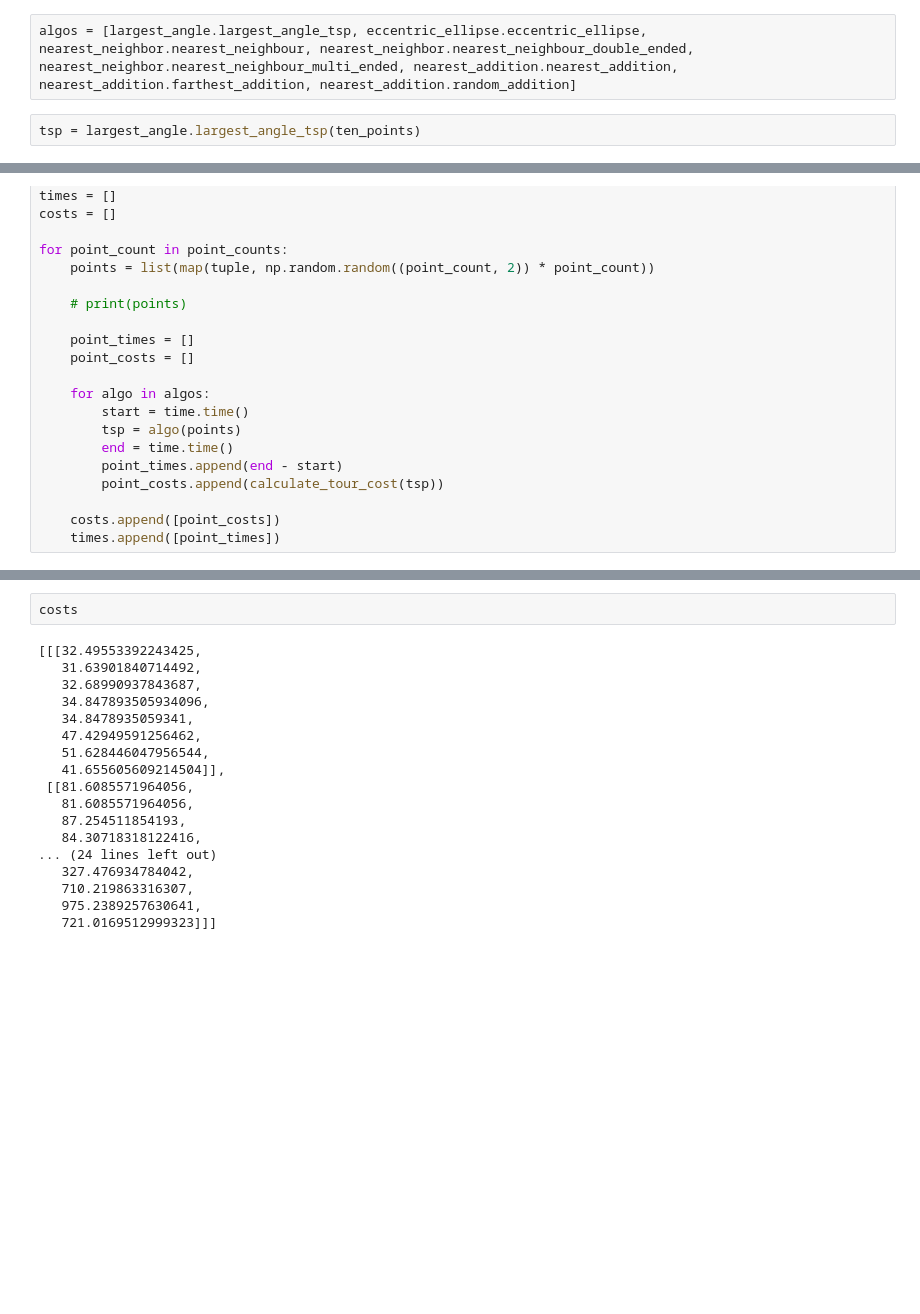
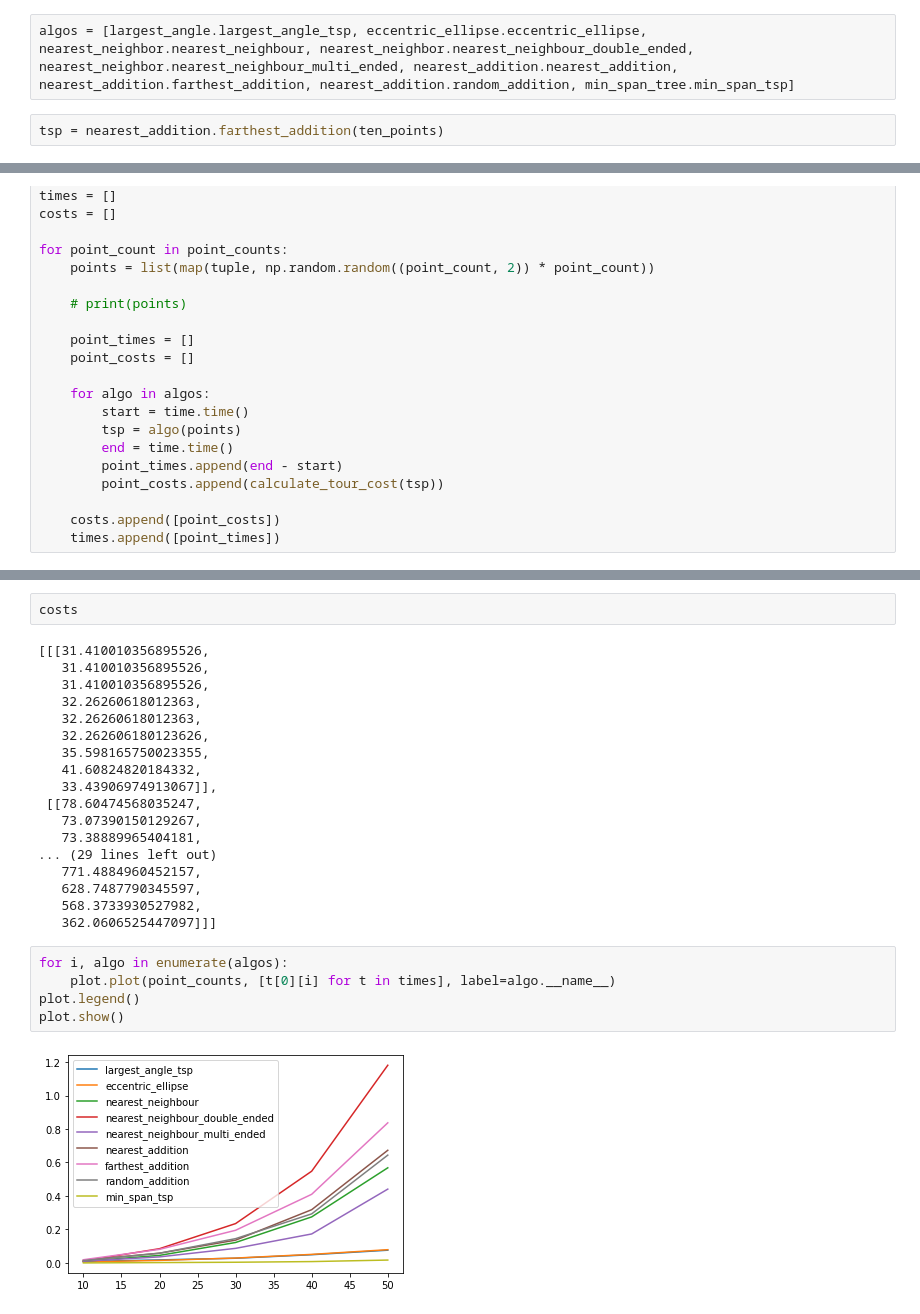
Before and after one commit to Bamagik/geometrictsp, a Jupyter notebook: tsp_time_comparison.ipynb, the cells around one changed output, grey strips where cells are left out. Cells and saved outputs as stored; diff of their text form; blank space fills up the shorter version.

Commit message:
Min Span TSP, and nearest addition tests every starting point (little effect)

```diff
--- a/tsp_time_comparison.ipynb
+++ b/tsp_time_comparison.ipynb
@@ -60,9 +49,9 @@ def calculate_tour_cost(tsp: list):
         cost += np.linalg.norm(p - q)
     return cost
 # %%
-algos = [largest_angle.largest_angle_tsp, eccentric_ellipse.eccentric_ellipse, nearest_neighbor.nearest_neighbour, nearest_neighbor.nearest_neighbour_double_ended, nearest_neighbor.nearest_neighbour_multi_ended, nearest_addition.nearest_addition, nearest_addition.farthest_addition, nearest_addition.random_addition]
+algos = [largest_angle.largest_angle_tsp, eccentric_ellipse.eccentric_ellipse, nearest_neighbor.nearest_neighbour, nearest_neighbor.nearest_neighbour_double_ended, nearest_neighbor.nearest_neighbour_multi_ended, nearest_addition.nearest_addition, nearest_addition.farthest_addition, nearest_addition.random_addition, min_span_tree.min_span_tsp]
 # %%
-tsp = largest_angle.largest_angle_tsp(ten_points)
+tsp = nearest_addition.farthest_addition(ten_points)
 # %%
 list(map(tuple, np.random.random((10, 2)) * 10))
 # %% [output]
@@ -123,20 +112,27 @@ times
 # %%
 costs
 # %% [output]
-[[[32.49553392243425,
-   31.63901840714492,
-   32.68990937843687,
-   34.847893505934096,
-   34.8478935059341,
-   47.42949591256462,
-   51.628446047956544,
-   41.655605609214504]],
- [[81.6085571964056,
-   81.6085571964056,
-   87.254511854193,
-   84.30718318122416,
-... (24 lines left out)
-   327.476934784042,
-   710.219863316307,
-   975.2389257630641,
-   721.0169512999323]]]
+[[[31.410010356895526,
+   31.410010356895526,
+   31.410010356895526,
+   32.26260618012363,
+   32.26260618012363,
+   32.262606180123626,
+   35.598165750023355,
+   41.60824820184332,
+   33.43906974913067]],
+ [[78.60474568035247,
+   73.07390150129267,
+   73.38889965404181,
+... (29 lines left out)
+   771.4884960452157,
+   628.7487790345597,
+   568.3733930527982,
+   362.0606525447097]]]
+# %%
+for i, algo in enumerate(algos):
+    plot.plot(point_counts, [t[0][i] for t in times], label=algo.__name__)
+plot.legend()
+plot.show()
+# %% [output]
+[figure, added]
```
Also changed, not shown: parts of 13 cells of this notebook, 3 other files.
